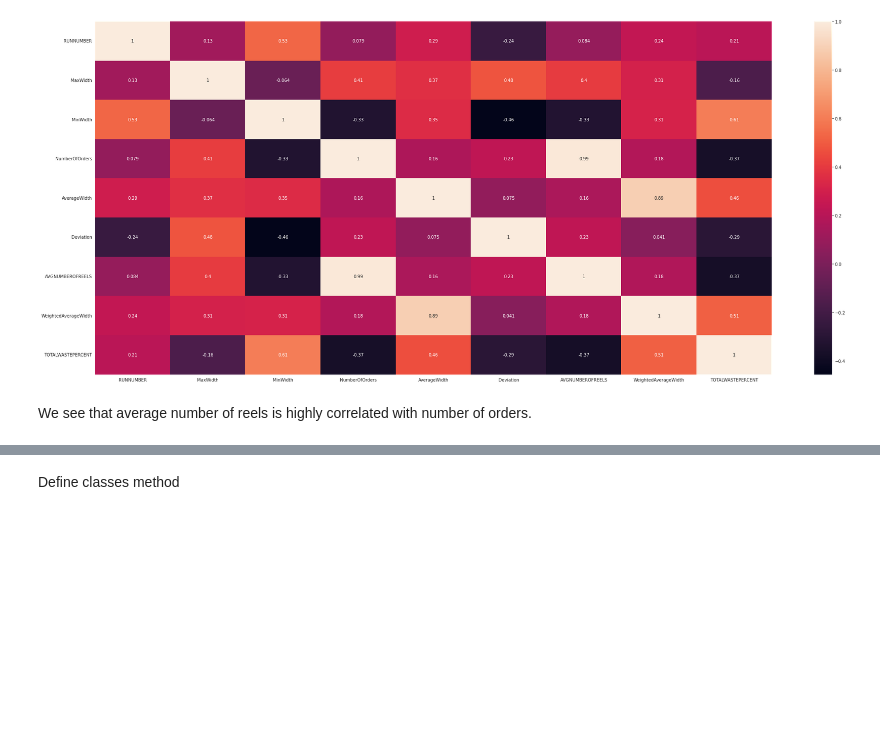
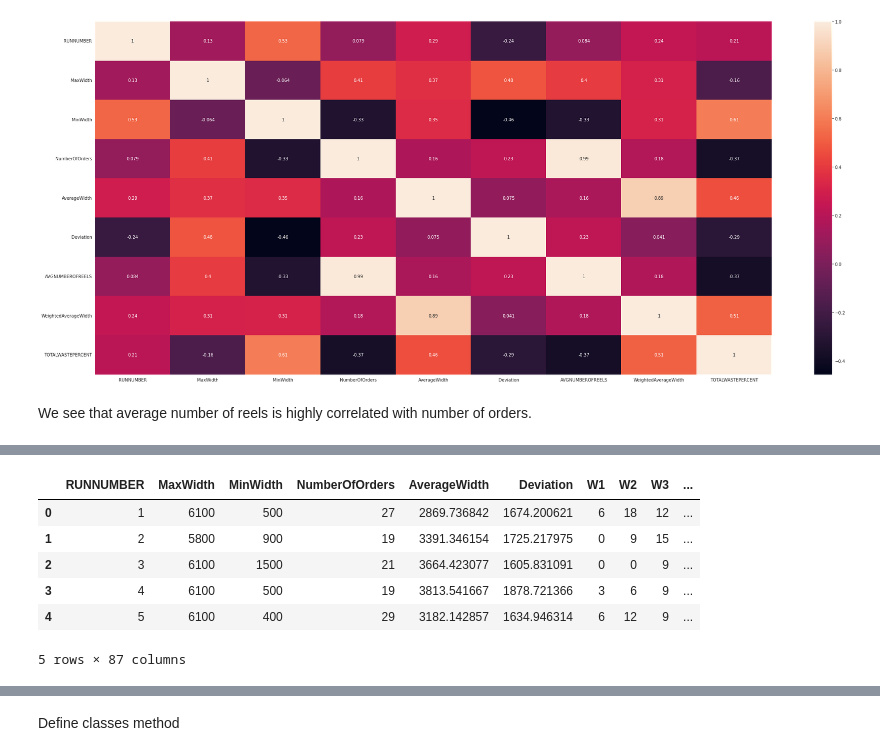
Before and after one commit to teoad95/Infusing-business-optimization-processes-with-machine-learning-and-expert-knowledge., a Jupyter notebook: Main_notebook.ipynb, the cells around one changed output, grey strips where cells are left out. Saved outputs shown, nothing was run; the diff lists cells and outputs as text; code cells hidden in the pictures; blank space fills up the shorter version.

```diff
--- a/Main_notebook.ipynb
+++ b/Main_notebook.ipynb
@@ -180,0 +247,10 @@ results
+# %%
+extended_runs.head()
+# %% [output]
+|  | RUNNUMBER | MaxWidth | MinWidth | NumberOfOrders | AverageWidth | Deviation | W1 | W2 | W3 | ... |
+| 0 | 1 | 6100 | 500 | 27 | 2869.736842 | 1674.200621 | 6 | 18 | 12 | ... |
+| 1 | 2 | 5800 | 900 | 19 | 3391.346154 | 1725.217975 | 0 | 9 | 15 | ... |
+| 2 | 3 | 6100 | 1500 | 21 | 3664.423077 | 1605.831091 | 0 | 0 | 9 | ... |
+| 3 | 4 | 6100 | 500 | 19 | 3813.541667 | 1878.721366 | 3 | 6 | 9 | ... |
+| 4 | 5 | 6100 | 400 | 29 | 3182.142857 | 1634.946314 | 6 | 12 | 9 | ... |
+5 rows × 87 columns
```
Also changed, not shown: parts of 22 cells of this notebook.
